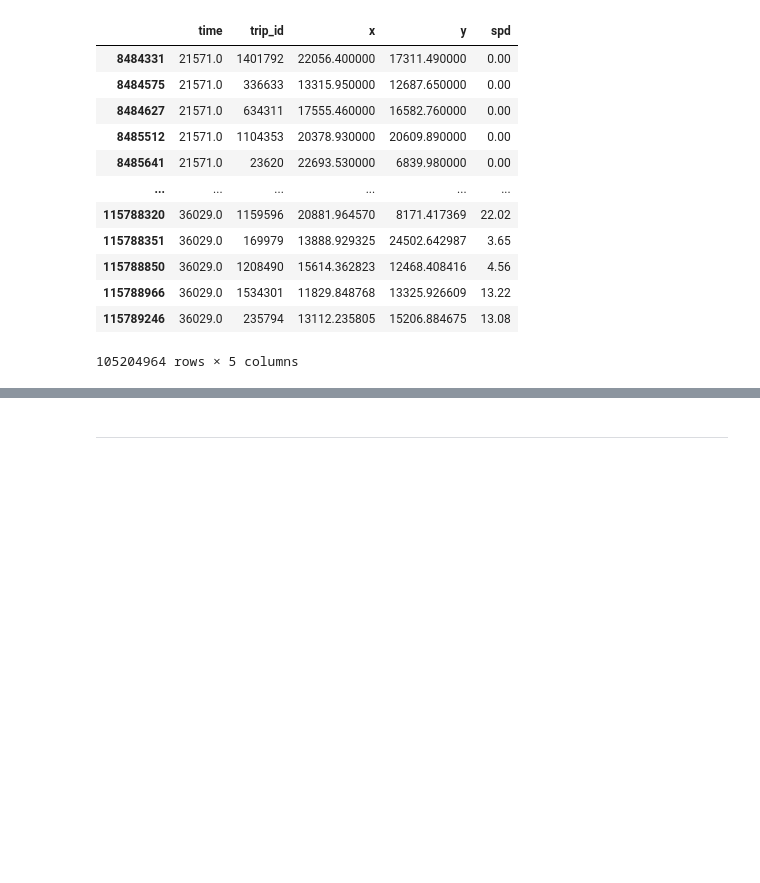
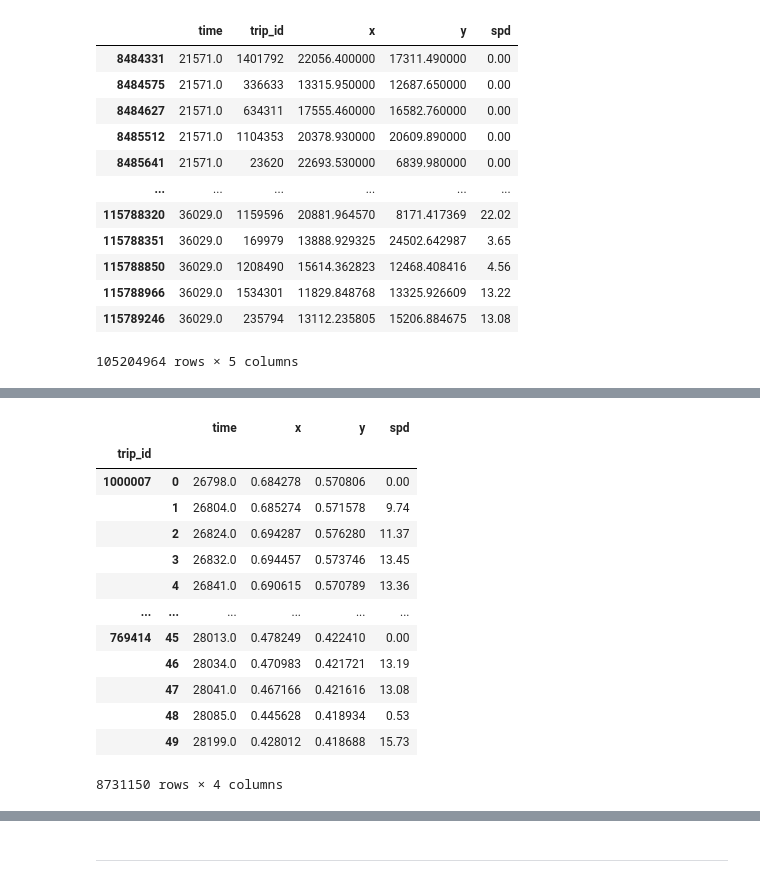
Before and after one commit to rzbhk/playing_with_matches, a Jupyter notebook: notebooks/similarity_trip_clustering_OD_V2.ipynb, the cells around one changed output, grey strips where cells are left out. Drawn from its saved outputs; the diff is of its cells as text; code cells hidden in the pictures; blank space fills up the shorter version.

```diff
--- a/notebooks/similarity_trip_clustering_OD_V2.ipynb
+++ b/notebooks/similarity_trip_clustering_OD_V2.ipynb
@@ -94,0 +66,6 @@ morningdf_no_nan.to_parquet('koln_morning_dataframe.parquet')
+# %%
+def min_max_scaler(series,min_,max_):
+    return (series - min_)/(max_ - min_)
+# %%
+morningdf_no_nan.x = min_max_scaler(morningdf_no_nan.x, xmin, xmax)
+morningdf_no_nan.y = min_max_scaler(morningdf_no_nan.y, ymin, ymax)
@@ -94,0 +74,28 @@ morningdf_no_nan.to_parquet('koln_morning_dataframe.parquet')
+# %%
+def get_trips_50_points(tripdf):
+    if len(tripdf) < 50:
+        return
+
+    tripdf = tripdf.sort_values(by='time').reset_index(drop=True)
+    first_48_last = [tripdf.iloc[[0]], tripdf[1:-1].sample(n=48).sort_values(by='time'), tripdf.iloc[[-1]]]
+    tripdf = pd.concat(first_48_last,axis=0).reset_index(drop=True)
+    return tripdf.drop('trip_id',axis=1)
+# %%
+tempdf = morningdf_no_nan.groupby('trip_id').apply(get_trips_50_points)
+# %%
+tempdf
+# %% [output]
+|  |  | time | x | y | spd |
+| trip_id |  |  |  |  |  |
+| 1000007 | 0 | 26798.0 | 0.684278 | 0.570806 | 0.00 |
+|  | 1 | 26804.0 | 0.685274 | 0.571578 | 9.74 |
+|  | 2 | 26824.0 | 0.694287 | 0.576280 | 11.37 |
+|  | 3 | 26832.0 | 0.694457 | 0.573746 | 13.45 |
+|  | 4 | 26841.0 | 0.690615 | 0.570789 | 13.36 |
+| ... | ... | ... | ... | ... | ... |
+| 769414 | 45 | 28013.0 | 0.478249 | 0.422410 | 0.00 |
+|  | 46 | 28034.0 | 0.470983 | 0.421721 | 13.19 |
+|  | 47 | 28041.0 | 0.467166 | 0.421616 | 13.08 |
+|  | 48 | 28085.0 | 0.445628 | 0.418934 | 0.53 |
+|  | 49 | 28199.0 | 0.428012 | 0.418688 | 15.73 |
+8731150 rows × 4 columns
```
Also changed, not shown: parts of 48 cells of this notebook.
